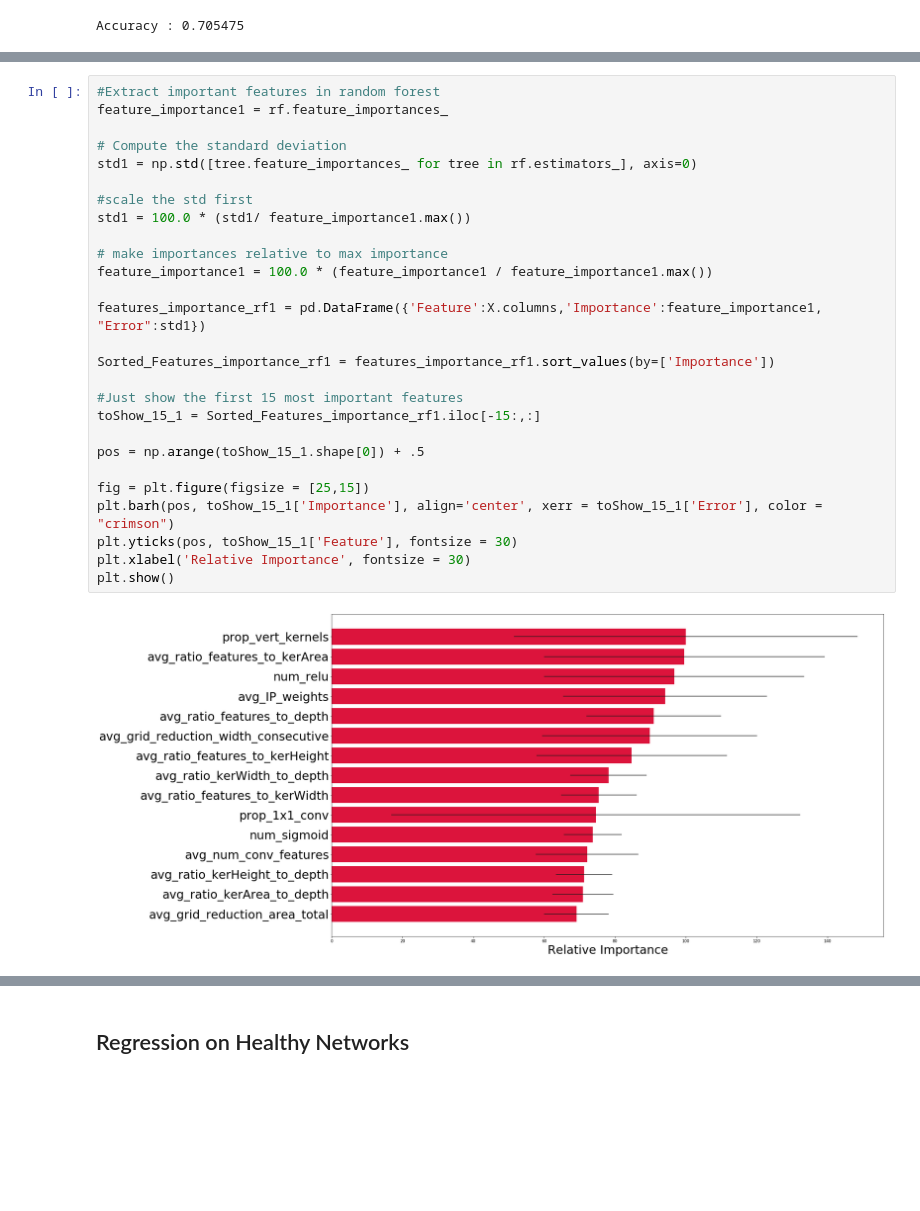
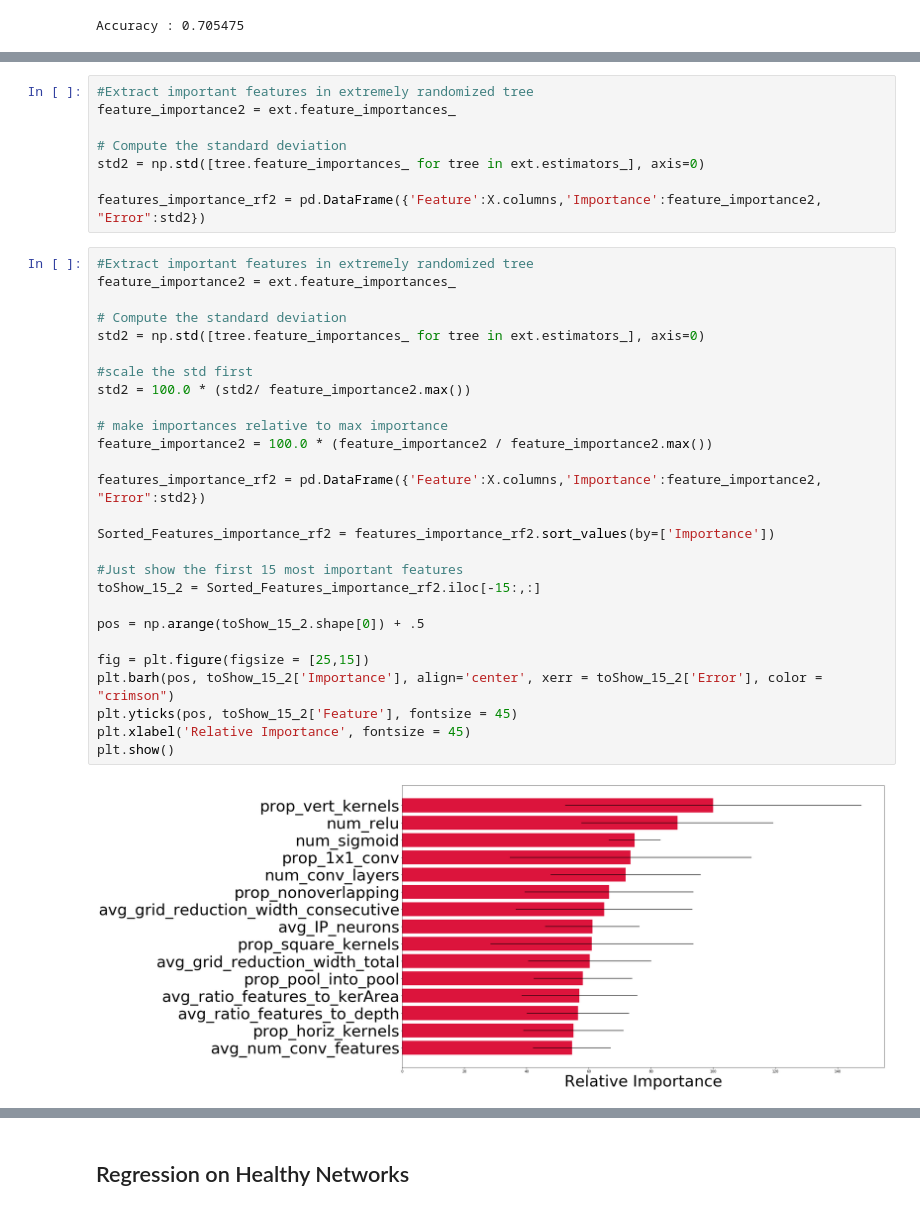
Before and after one commit to Duchstf/CNN-Architectural-Analysis, a Jupyter notebook: MINERvA-Hadron-Multiplicity/Code/HM_Analysis.ipynb, the cells around one changed output, grey strips where cells are left out. Saved outputs shown, nothing was run; the diff lists cells and outputs as text; blank space fills up the shorter version.

Commit message:
Update feature cutting files for select important features in tree models

```diff
--- a/MINERvA-Hadron-Multiplicity/Code/HM_Analysis.ipynb
+++ b/MINERvA-Hadron-Multiplicity/Code/HM_Analysis.ipynb
@@ -193,29 +287,37 @@ Cross-validation score on train set:  0.7020331552272794
+# %%
+#Extract important features in extremely randomized tree
+feature_importance2 = ext.feature_importances_
+
+# Compute the standard deviation
+std2 = np.std([tree.feature_importances_ for tree in ext.estimators_], axis=0)
+
+features_importance_rf2 = pd.DataFrame({'Feature':X.columns,'Importance':feature_importance2, "Error":std2})
 # %%
-#Extract important features in random forest
-feature_importance1 = rf.feature_importances_
+#Extract important features in extremely randomized tree
+feature_importance2 = ext.feature_importances_
 
 # Compute the standard deviation
-std1 = np.std([tree.feature_importances_ for tree in rf.estimators_], axis=0)
+std2 = np.std([tree.feature_importances_ for tree in ext.estimators_], axis=0)
 
 #scale the std first
-std1 = 100.0 * (std1/ feature_importance1.max())
+std2 = 100.0 * (std2/ feature_importance2.max())
 
 # make importances relative to max importance
-feature_importance1 = 100.0 * (feature_importance1 / feature_importance1.max())
+feature_importance2 = 100.0 * (feature_importance2 / feature_importance2.max())
 
-features_importance_rf1 = pd.DataFrame({'Feature':X.columns,'Importance':feature_importance1, "Error":std1})
+features_importance_rf2 = pd.DataFrame({'Feature':X.columns,'Importance':feature_importance2, "Error":std2})
 
-Sorted_Features_importance_rf1 = features_importance_rf1.sort_values(by=['Importance'])
+Sorted_Features_importance_rf2 = features_importance_rf2.sort_values(by=['Importance'])
 
 #Just show the first 15 most important features
-toShow_15_1 = Sorted_Features_importance_rf1.iloc[-15:,:]
+toShow_15_2 = Sorted_Features_importance_rf2.iloc[-15:,:]
 
-pos = np.arange(toShow_15_1.shape[0]) + .5
+pos = np.arange(toShow_15_2.shape[0]) + .5
 
 fig = plt.figure(figsize = [25,15])
-plt.barh(pos, toShow_15_1['Importance'], align='center', xerr = toShow_15_1['Error'], color = "crimson")
-plt.yticks(pos, toShow_15_1['Feature'], fontsize = 30)
-plt.xlabel('Relative Importance', fontsize = 30)
+plt.barh(pos, toShow_15_2['Importance'], align='center', xerr = toShow_15_2['Error'], color = "crimson")
+plt.yticks(pos, toShow_15_2['Feature'], fontsize = 45)
+plt.xlabel('Relative Importance', fontsize = 45)
 plt.show()
 # %% [output]
-[figure, old version]
+[figure, new version]
```
Also changed, not shown: parts of 28 cells of this notebook, 5 other files.
